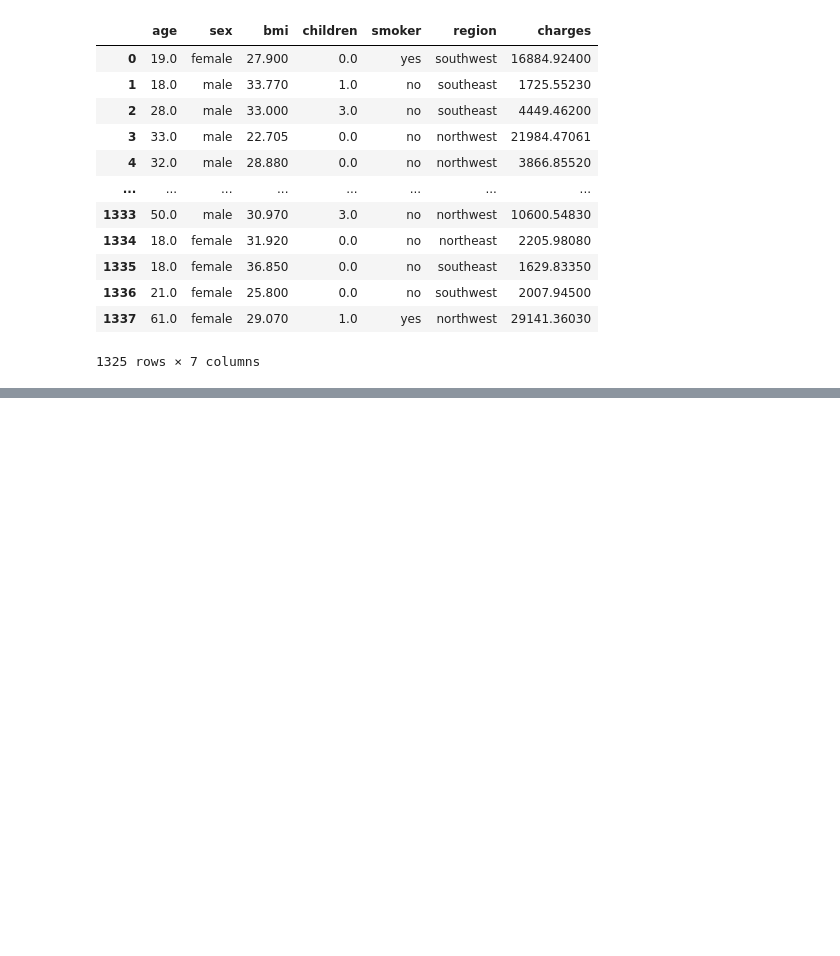
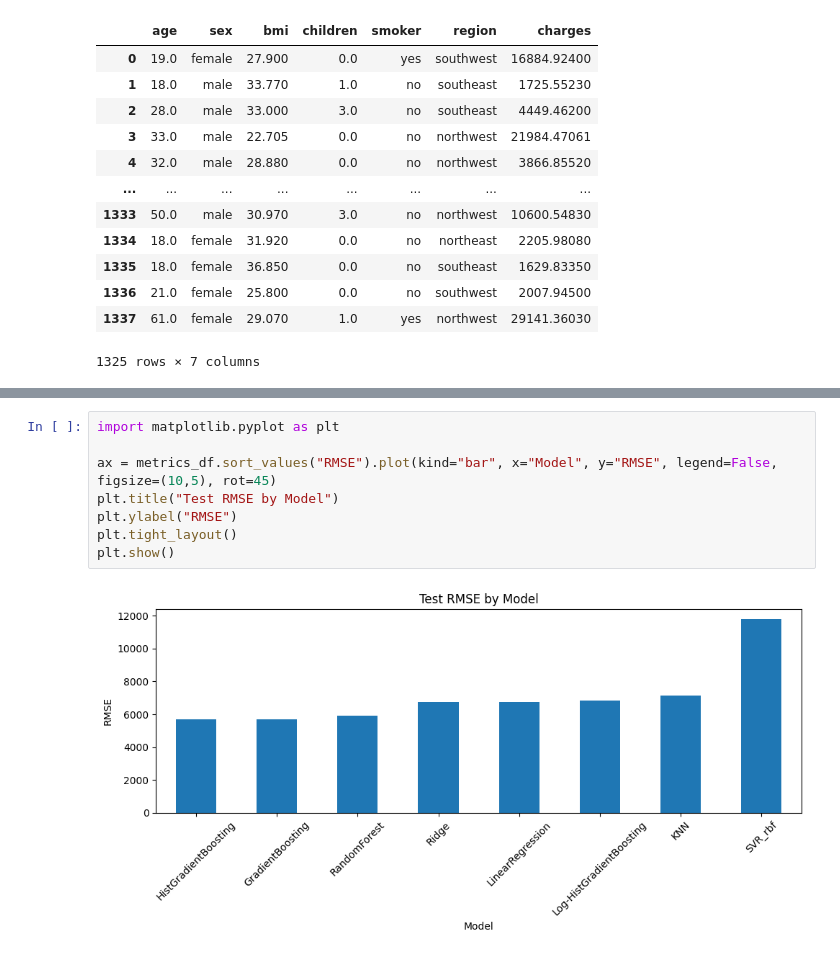
Before and after one commit to yosriawedi/ML-Project-Insurance, a Jupyter notebook: NeuroNova.ipynb, the cells around one changed output, grey strips where cells are left out. Drawn from its saved outputs; the diff is of its cells as text; blank space fills up the shorter version.

```diff
--- a/NeuroNova.ipynb
+++ b/NeuroNova.ipynb
@@ -814,0 +1334,10 @@ fatal: not a git repository (or any of the parent directories): .git
+# %%
+import matplotlib.pyplot as plt
+
+ax = metrics_df.sort_values("RMSE").plot(kind="bar", x="Model", y="RMSE", legend=False, figsize=(10,5), rot=45)
+plt.title("Test RMSE by Model")
+plt.ylabel("RMSE")
+plt.tight_layout()
+plt.show()
+# %% [output]
+[figure, added]
```
Also changed, not shown: parts of 104 cells of this notebook, 8 other files.
